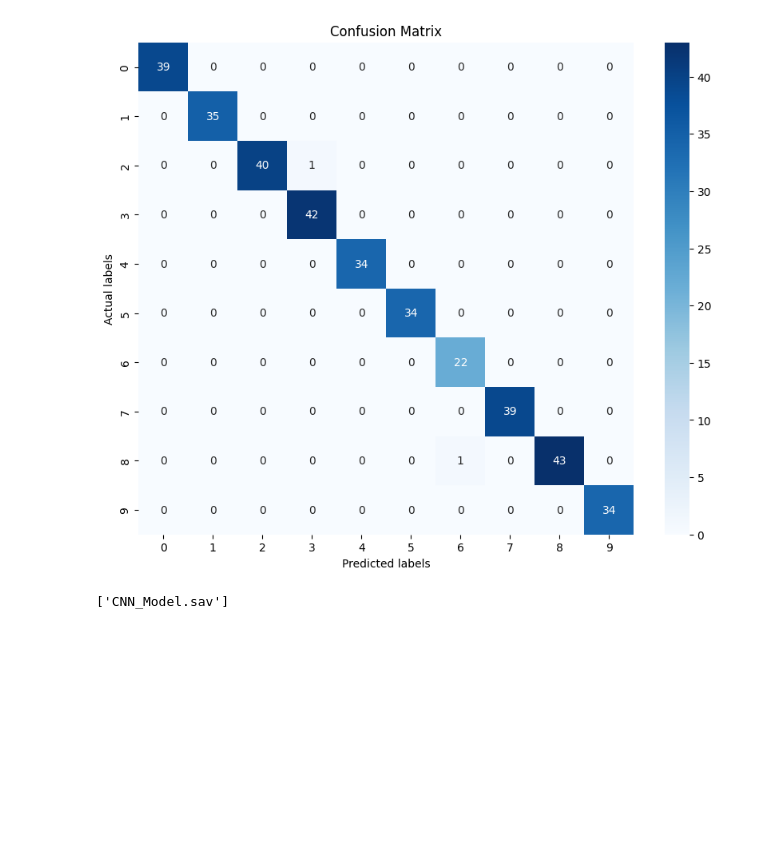
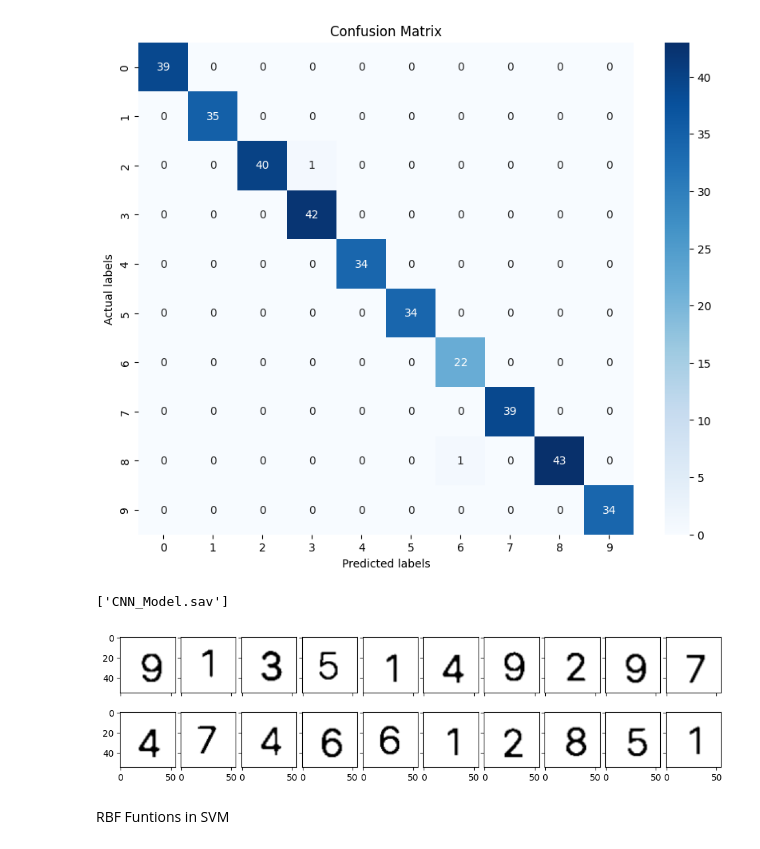
Before and after one commit to smaswin21/digit_recognizer, a Jupyter notebook: MLF_18 - digit_recognizer - Assignment.ipynb, the cells around one changed output. Saved outputs shown, nothing was run; the diff lists cells and outputs as text; code cells hidden in the pictures; blank space fills up the shorter version.

```diff
--- a/MLF_18 - digit_recognizer - Assignment.ipynb
+++ b/MLF_18 - digit_recognizer - Assignment.ipynb
@@ -1115,3 +1155,26 @@ filename = 'CNN_Model.sav'
 joblib.dump(model, filename)
 # %% [output]
 ['CNN_Model.sav']
+# %%
+import pandas as pd
+import numpy as np
+import matplotlib.pyplot as plt
+
+# Load dataset
+data = pd.read_csv("dataset_train.csv")
+
+# Visualization
+fig, ax = plt.subplots(2, 10, figsize=(12, 3), sharex=True, sharey=True)
+img_idx = np.random.choice(data.shape[0], 2*10)
+for i, ax in enumerate(ax.flatten()):
+    # Extract pixel values and normalize to range [0, 1]
+    pixels = data.iloc[img_idx[i], :-1].values.reshape(55, 55).astype('float32')
+    normalized_pixels = pixels / 255.0  # Normalize pixel values
+    ax.imshow(normalized_pixels, cmap='gray')  # Directly use the normalized numpy array
+
+plt.subplots_adjust(hspace=0, wspace=0.1)
+plt.show()
+# %% [output]
+[figure, added]
+# %% [markdown]
+RBF Funtions in SVM
```
Also changed, not shown: parts of 12 cells of this notebook.
